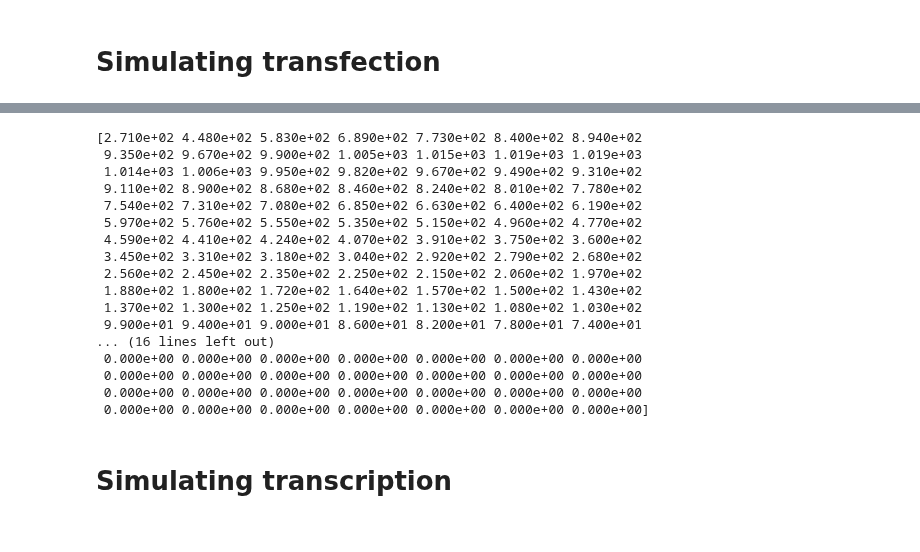
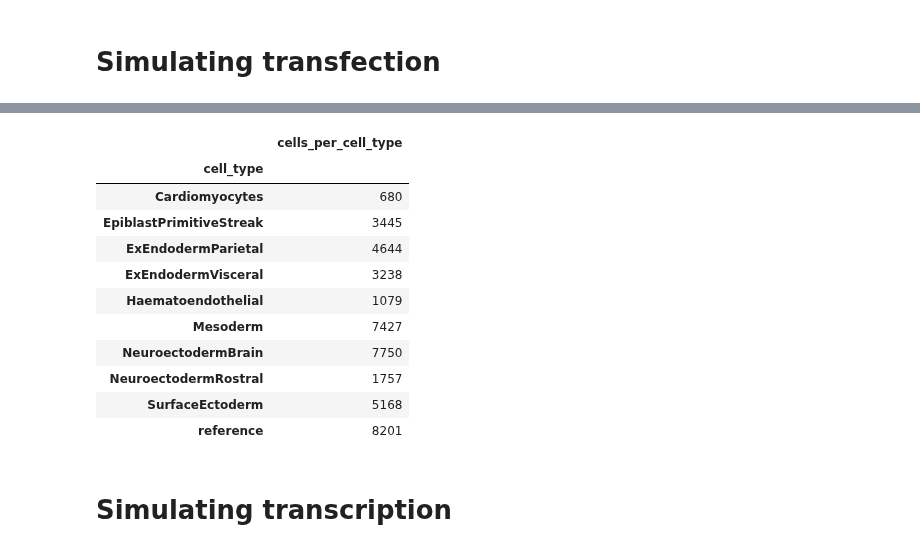
Before and after one commit to Reilly-Lab-Yale/tabula-rasa, a Jupyter notebook: analyses/supporting/bounds.ipynb, the cells around one changed output, grey strips where cells are left out. Drawn from its saved outputs; the diff is of its cells as text; code cells hidden in the pictures.

```diff
--- a/analyses/supporting/bounds.ipynb
+++ b/analyses/supporting/bounds.ipynb
@@ -166,24 +170,18 @@ def simulate_description_from_bounds(experiment_bounds:scm.Bounds,
-# %%
-description_from_bounds(experiment_bounds=artificial_bounds,
-                        spread=spread)
-# %% [output]
-[2.710e+02 4.480e+02 5.830e+02 6.890e+02 7.730e+02 8.400e+02 8.940e+02
- 9.350e+02 9.670e+02 9.900e+02 1.005e+03 1.015e+03 1.019e+03 1.019e+03
- 1.014e+03 1.006e+03 9.950e+02 9.820e+02 9.670e+02 9.490e+02 9.310e+02
- 9.110e+02 8.900e+02 8.680e+02 8.460e+02 8.240e+02 8.010e+02 7.780e+02
- 7.540e+02 7.310e+02 7.080e+02 6.850e+02 6.630e+02 6.400e+02 6.190e+02
- 5.970e+02 5.760e+02 5.550e+02 5.350e+02 5.150e+02 4.960e+02 4.770e+02
- 4.590e+02 4.410e+02 4.240e+02 4.070e+02 3.910e+02 3.750e+02 3.600e+02
- 3.450e+02 3.310e+02 3.180e+02 3.040e+02 2.920e+02 2.790e+02 2.680e+02
- 2.560e+02 2.450e+02 2.350e+02 2.250e+02 2.150e+02 2.060e+02 1.970e+02
- 1.880e+02 1.800e+02 1.720e+02 1.640e+02 1.570e+02 1.500e+02 1.430e+02
- 1.370e+02 1.300e+02 1.250e+02 1.190e+02 1.130e+02 1.080e+02 1.030e+02
- 9.900e+01 9.400e+01 9.000e+01 8.600e+01 8.200e+01 7.800e+01 7.400e+01
-... (16 lines left out)
- 0.000e+00 0.000e+00 0.000e+00 0.000e+00 0.000e+00 0.000e+00 0.000e+00
- 0.000e+00 0.000e+00 0.000e+00 0.000e+00 0.000e+00 0.000e+00 0.000e+00
- 0.000e+00 0.000e+00 0.000e+00 0.000e+00 0.000e+00 0.000e+00 0.000e+00
- 0.000e+00 0.000e+00 0.000e+00 0.000e+00 0.000e+00 0.000e+00 0.000e+00]
+# %%
+pd.DataFrame(artificial_bounds.cells_per_cell_type)
+# %% [output]
+|  | cells_per_cell_type |
+| cell_type |  |
+| Cardiomyocytes | 680 |
+| EpiblastPrimitiveStreak | 3445 |
+| ExEndodermParietal | 4644 |
+| ExEndodermVisceral | 3238 |
+| Haematoendothelial | 1079 |
+| Mesoderm | 7427 |
+| NeuroectodermBrain | 7750 |
+| NeuroectodermRostral | 1757 |
+| SurfaceEctoderm | 5168 |
+| reference | 8201 |
 # %% [markdown]
 # Simulating transcription
 # %%
```
Also changed, not shown: parts of 7 cells of this notebook, 1 other file.
